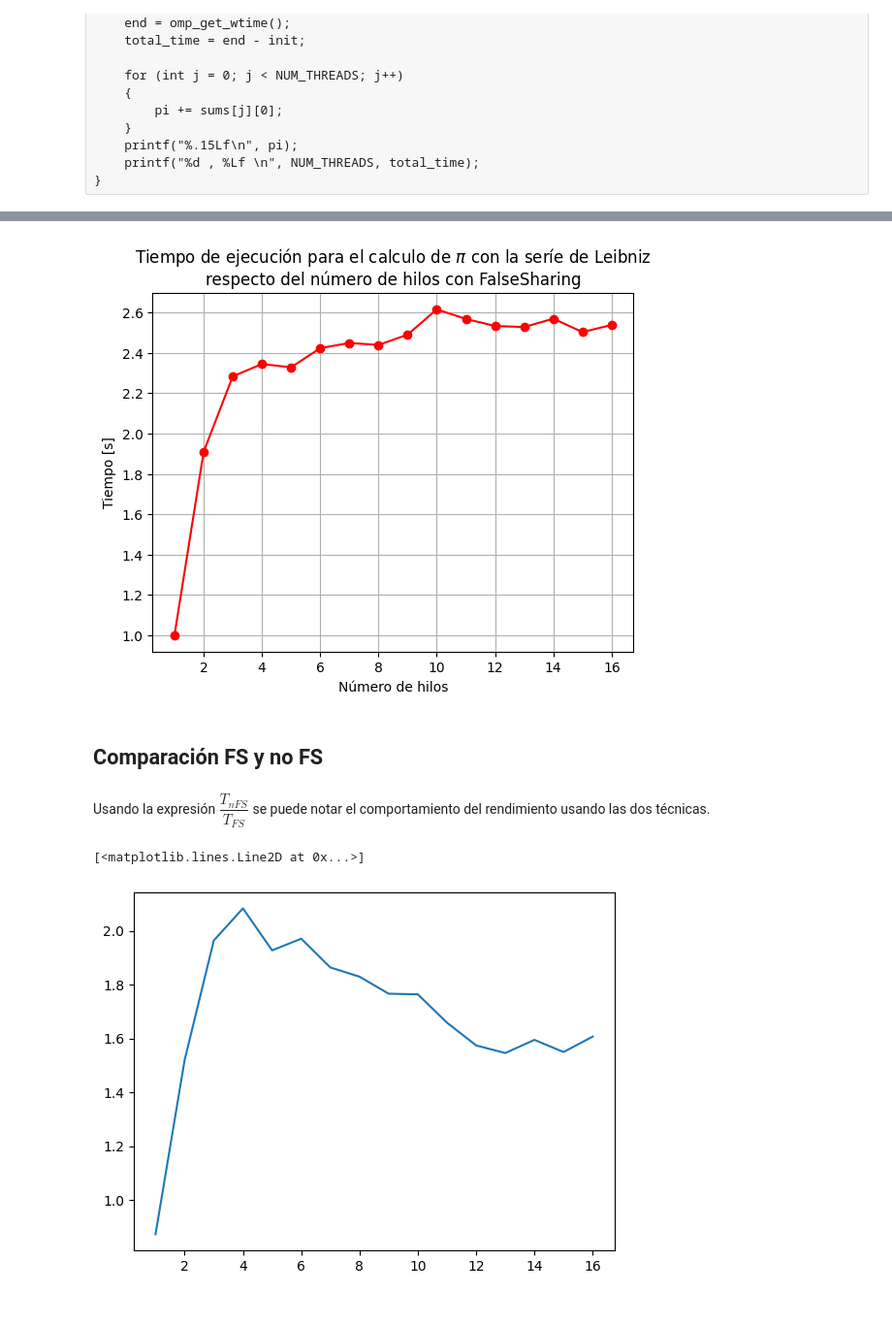
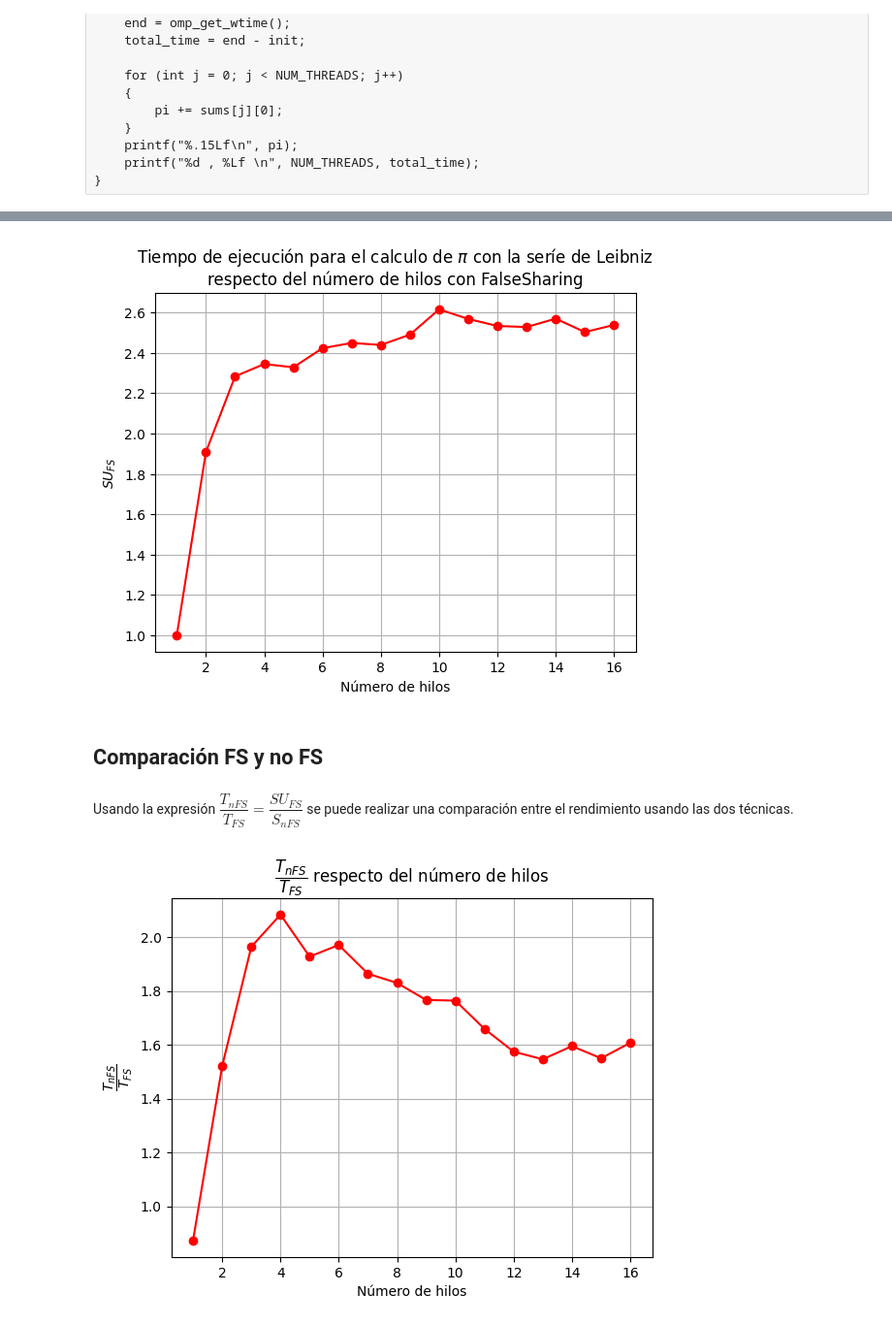
Before and after one commit to jubuenor/paralela, a Jupyter notebook: Primer Parcial/Calculo de PI.ipynb, the cells around one changed output, grey strips where cells are left out. Shown at 97% size. Saved outputs shown, nothing was run; the diff lists cells and outputs as text; code cells hidden in the pictures.

```diff
--- a/Primer Parcial/Calculo de PI.ipynb
+++ b/Primer Parcial/Calculo de PI.ipynb
@@ -179,17 +181,21 @@ mp.plot(numFS,timeFS[0]/timeFS, "r-")
 mp.plot(numFS,timeFS[0]/timeFS, "ro")
 mp.title("Tiempo de ejecución para el calculo de $\\pi$ con la seríe de Leibniz\nrespecto del número de hilos con FalseSharing")
 mp.xlabel("Número de hilos")
-mp.ylabel("Tiempo [s]")
+mp.ylabel("$SU_{FS}$")
 mp.grid(True)
 # %% [output]
-[figure, old version]
+[figure, new version]
 # %% [markdown]
 ## Comparación FS y no FS
 # %% [markdown]
-Usando la expresión $\dfrac{T_{nFS}}{T_{FS}}$ se puede notar el comportamiento del rendimiento usando las dos técnicas.
+Usando la expresión $\dfrac{T_{nFS}}{T_{FS}}=\dfrac{SU_{FS}}{S_{nFS}}$ se puede realizar una comparación entre el rendimiento usando las dos técnicas.
 # %%
-mp.plot(num, time/timeFS)
+mp.plot(num, time/timeFS, "ro")
+mp.plot(num, time/timeFS, "r-")
+mp.title("$\\dfrac{T_{nFS}}{T_{FS}}$ respecto del número de hilos")
+mp.xlabel("Número de hilos")
+mp.ylabel("$\\dfrac{T_{nFS}}{T_{FS}}$")
+mp.grid(True)
 # %% [output]
-[<matplotlib.lines.Line2D at 0x...>]
-[figure, old version]
+[figure, new version]
 # %% [markdown]
```
Also changed, not shown: parts of 9 cells of this notebook.
